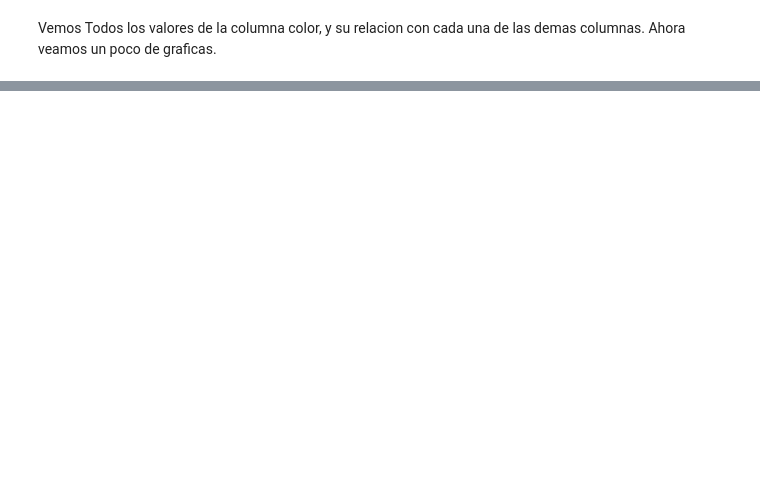
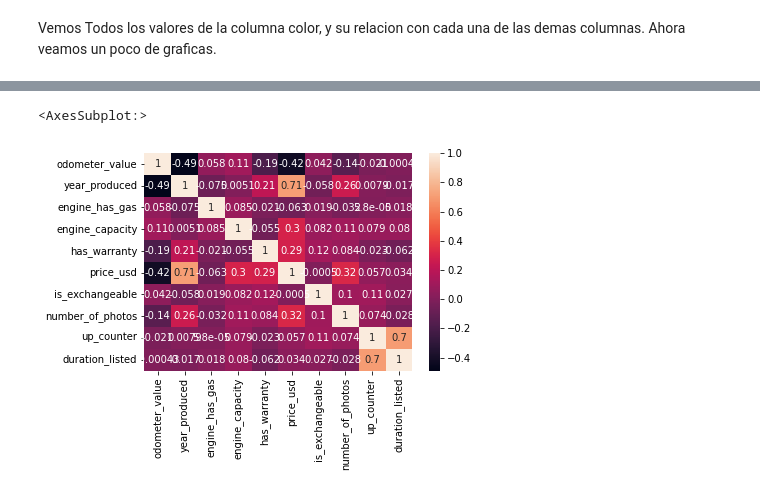
Before and after one commit to wowramon/EDA_UsedCars, a Jupyter notebook: ChallengeCars.ipynb, the cells around one changed output, grey strips where cells are left out. Cells and saved outputs as stored; diff of their text form; code cells hidden in the pictures; blank space fills up the shorter version.

```diff
--- a/ChallengeCars.ipynb
+++ b/ChallengeCars.ipynb
@@ -127,0 +122,5 @@ Name: price_usd, dtype: float64
+# %%
+sns.heatmap(NewDF.corr(), annot=True)
+# %% [output]
+<AxesSubplot:>
+[figure, added]
```
Also changed, not shown: parts of 22 cells of this notebook.
